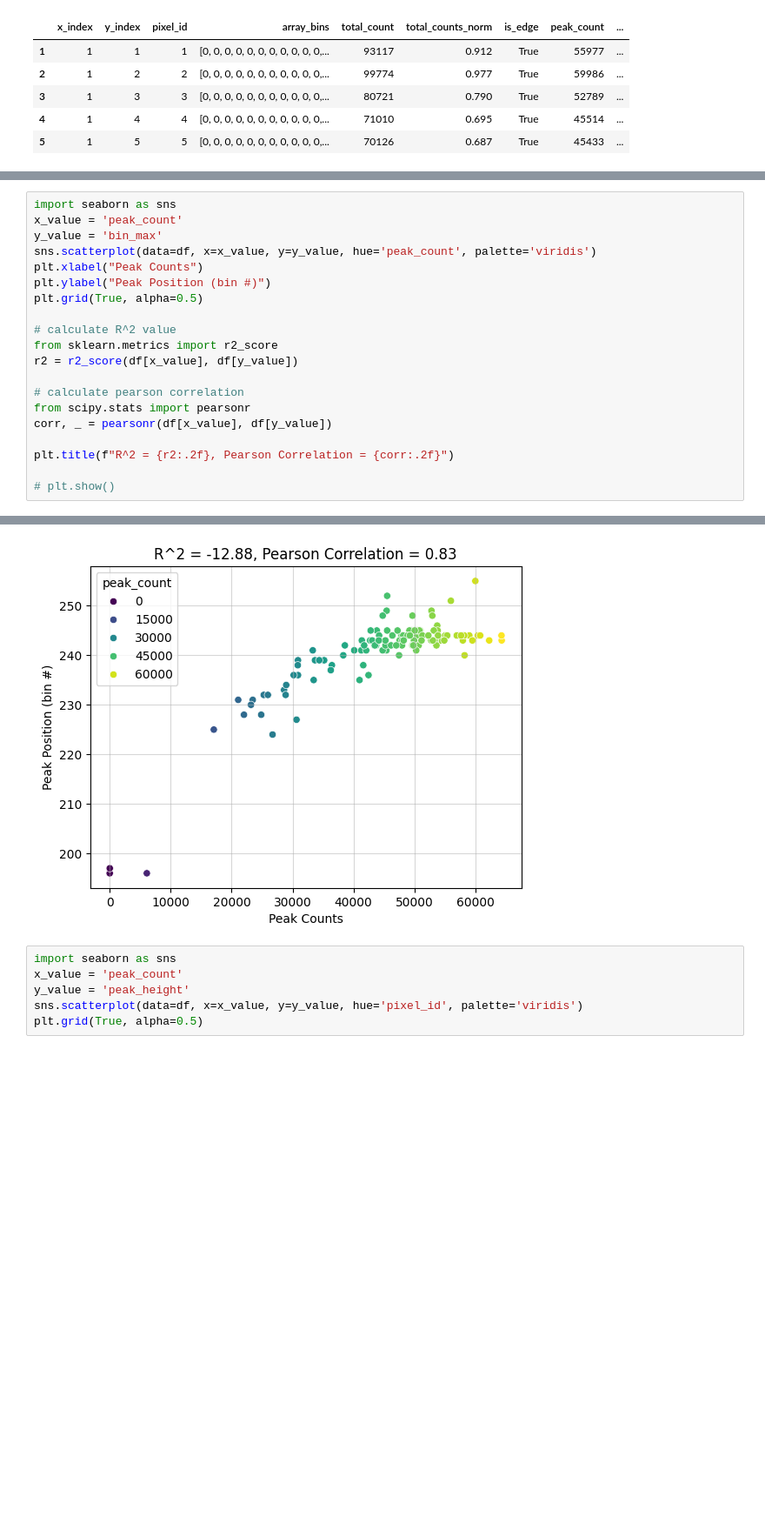
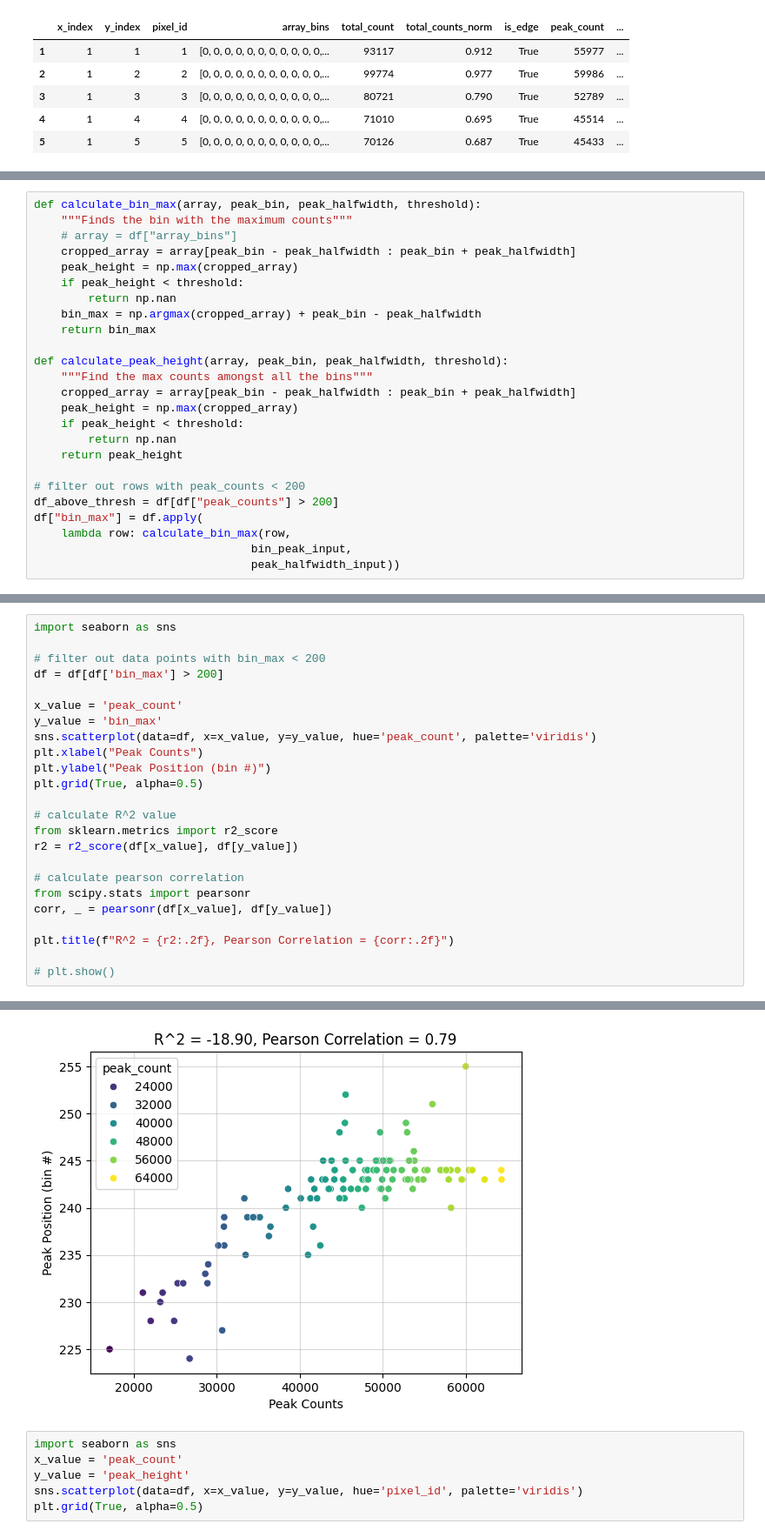
Before and after one commit to johnnykfeng/spectrum-analyzer, a Jupyter notebook: plotting_modules/scatterplot.ipynb, the cells around one changed output, grey strips where cells are left out. Shown: that part at 87% size. Cells and saved outputs as stored; diff of their text form; blank space fills up the shorter version.

```diff
--- a/plotting_modules/scatterplot.ipynb
+++ b/plotting_modules/scatterplot.ipynb
@@ -103,0 +82,25 @@ Successfully installed joblib-1.4.2 scikit-learn-1.5.1 threadpoolctl-3.5.0
+# %%
+def calculate_bin_max(array, peak_bin, peak_halfwidth, threshold):
+    """Finds the bin with the maximum counts"""
+    # array = df["array_bins"]
+    cropped_array = array[peak_bin - peak_halfwidth : peak_bin + peak_halfwidth]
+    peak_height = np.max(cropped_array)
+    if peak_height < threshold:
+        return np.nan
+    bin_max = np.argmax(cropped_array) + peak_bin - peak_halfwidth
+    return bin_max
+
+def calculate_peak_height(array, peak_bin, peak_halfwidth, threshold):
+    """Find the max counts amongst all the bins"""
+    cropped_array = array[peak_bin - peak_halfwidth : peak_bin + peak_halfwidth]
+    peak_height = np.max(cropped_array)
+    if peak_height < threshold:
+        return np.nan
+    return peak_height
+
+# filter out rows with peak_counts < 200
+df_above_thresh = df[df["peak_counts"] > 200]
+df["bin_max"] = df.apply(
+    lambda row: calculate_bin_max(row,
+                                bin_peak_input,
+                                peak_halfwidth_input))
@@ -104,5 +109,9 @@ Successfully installed joblib-1.4.2 scikit-learn-1.5.1 threadpoolctl-3.5.0
 # %%
 import seaborn as sns
+
+# filter out data points with bin_max < 200
+df = df[df['bin_max'] > 200]
+
 x_value = 'peak_count'
 y_value = 'bin_max'
 sns.scatterplot(data=df, x=x_value, y=y_value, hue='peak_count', palette='viridis')
@@ -126,4 +135,4 @@ Text(0.5, 1.0, 'R^2 = -12.88, Pearson Correlation = 0.83')
-[figure, old version]
+[figure, new version]
 # %%
 import seaborn as sns
 x_value = 'peak_count'
```
Also changed, not shown: parts of 4 cells of this notebook, 3 other files.
